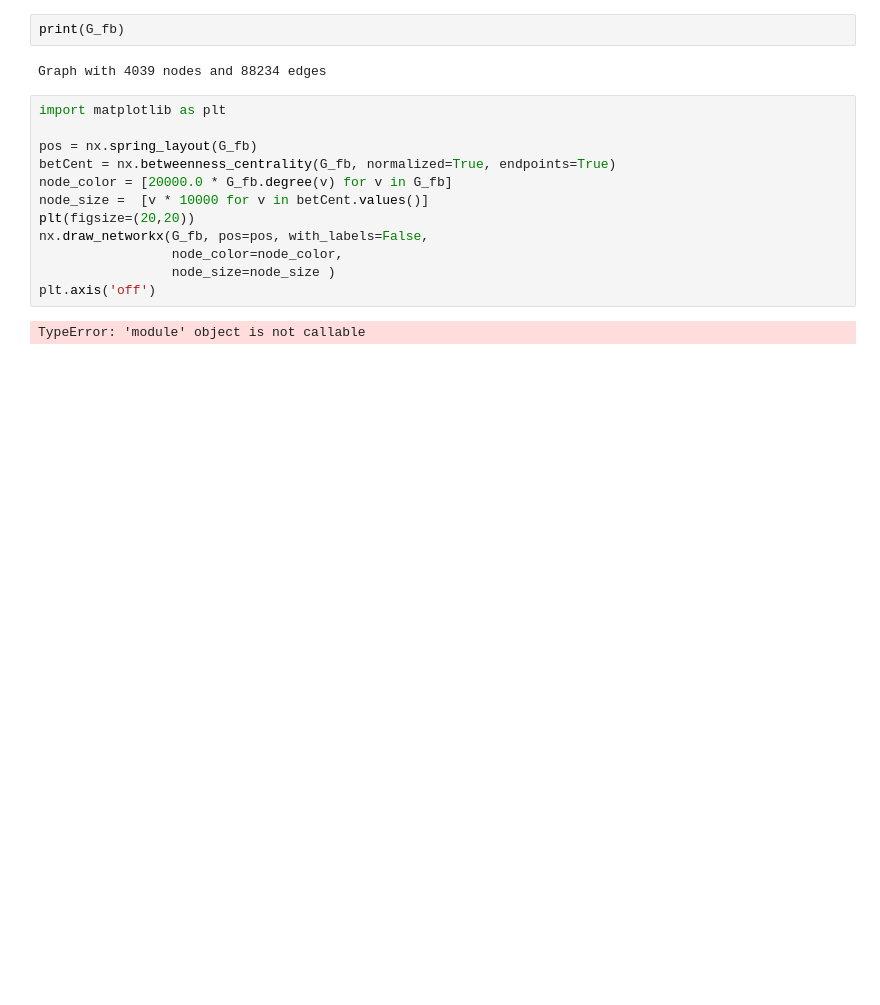
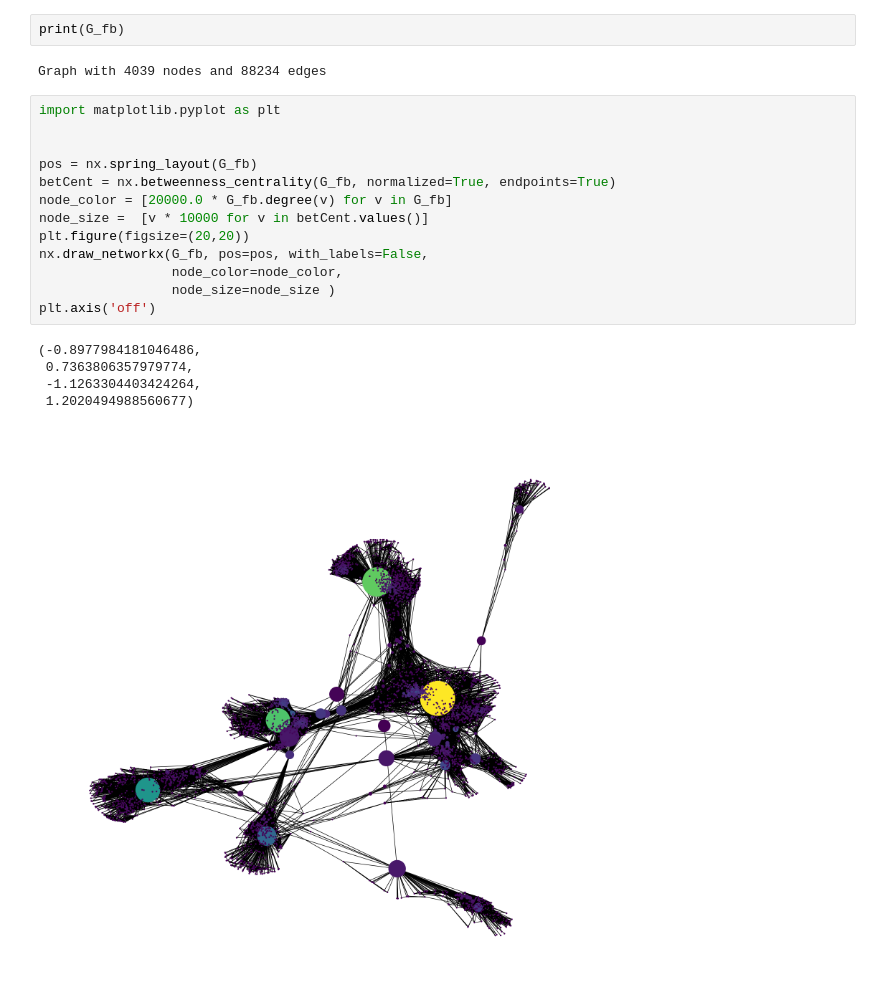
Before and after one commit to lordskyzw/thesocialnetwork, a Jupyter notebook: lab/combined.ipynb, the cells around one changed output. Cells and saved outputs as stored; diff of their text form; blank space fills up the shorter version.

Commit message:
solved the plt error without ai

```diff
--- a/lab/combined.ipynb
+++ b/lab/combined.ipynb
@@ -7,16 +7,21 @@ print(G_fb)
 # %% [output]
 Graph with 4039 nodes and 88234 edges
 # %%
-import matplotlib as plt
+import matplotlib.pyplot as plt
+
 
 pos = nx.spring_layout(G_fb)
 betCent = nx.betweenness_centrality(G_fb, normalized=True, endpoints=True)
 node_color = [20000.0 * G_fb.degree(v) for v in G_fb]
 node_size =  [v * 10000 for v in betCent.values()]
-plt(figsize=(20,20))
+plt.figure(figsize=(20,20))
 nx.draw_networkx(G_fb, pos=pos, with_labels=False,
                  node_color=node_color,
                  node_size=node_size )
 plt.axis('off')
 # %% [output]
-TypeError: 'module' object is not callable
+(-0.8977984181046486,
+ 0.7363806357979774,
+ -1.1263304403424264,
+ 1.2020494988560677)
+[figure, added]
```
Also changed, not shown: 1 other file.
